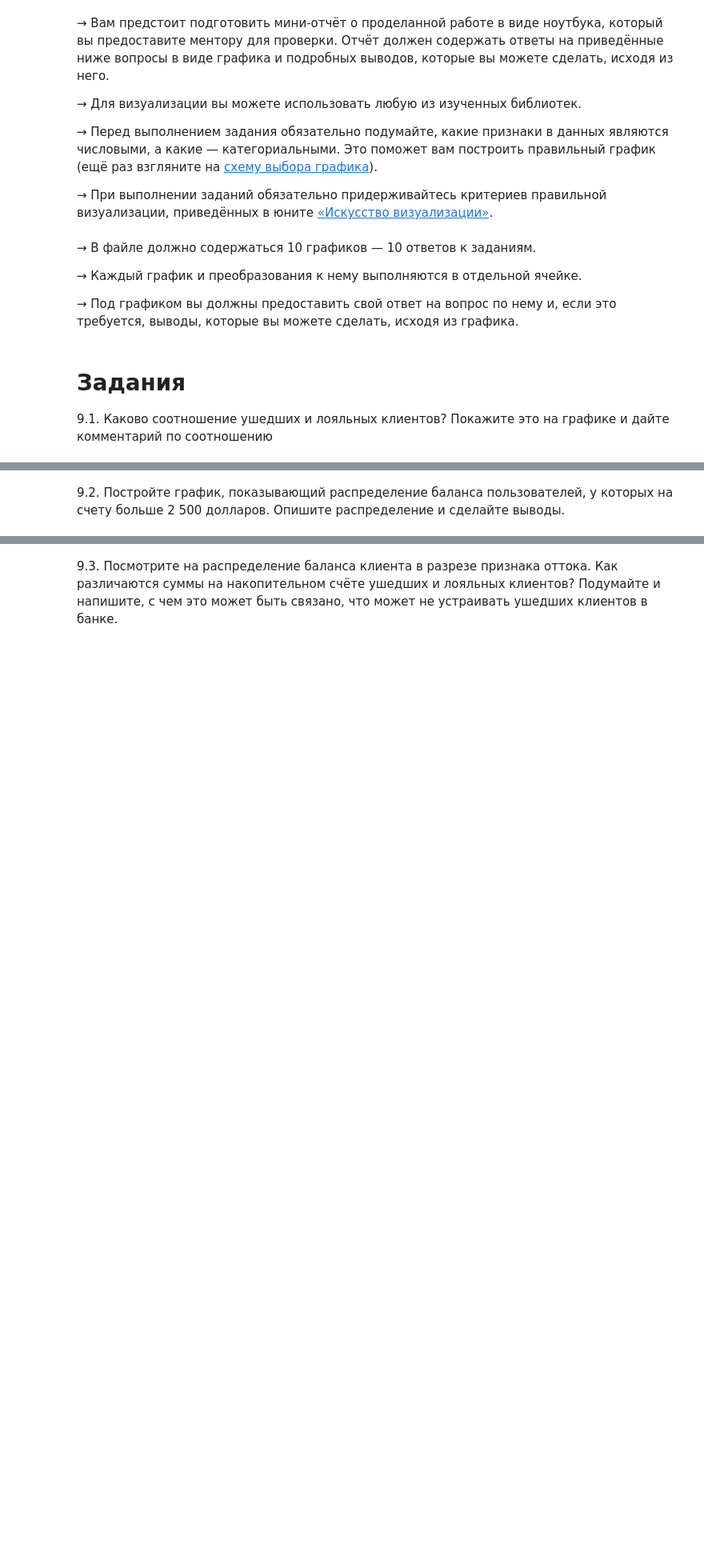
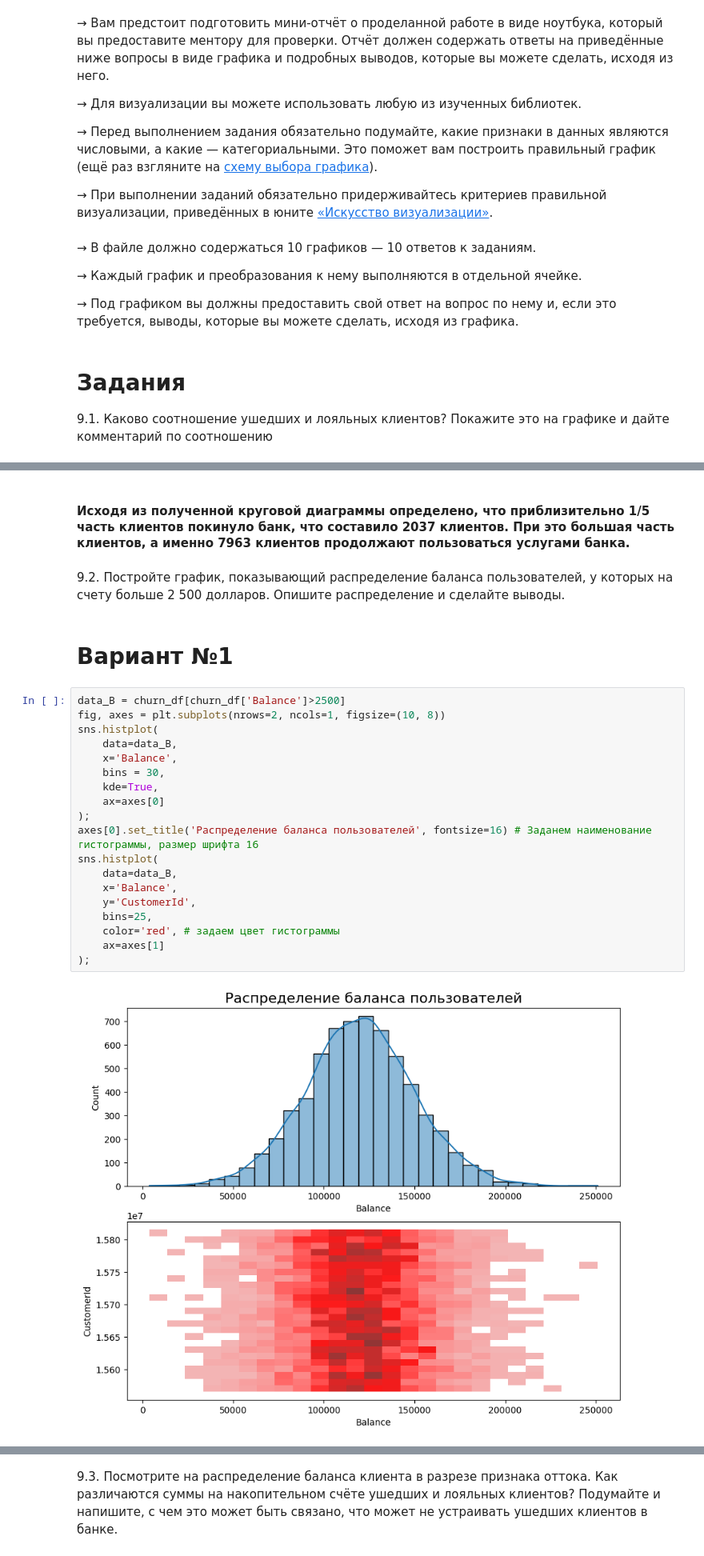
Before and after one commit to xndrf/IDE, a Jupyter notebook: lesson/PY_13. Визуализация данных/final_questions.ipynb, the cells around one changed output, grey strips where cells are left out. Shown at 80% size. Cells and saved outputs as stored; diff of their text form; blank space fills up the shorter version.

```diff
--- a/lesson/PY_13. Визуализация данных/final_questions.ipynb
+++ b/lesson/PY_13. Визуализация данных/final_questions.ipynb
@@ -91,2 +121,27 @@ Name: Exited, dtype: int64
+# %% [markdown]
+#### Исходя из полученной круговой диаграммы определено, что приблизительно 1/5 часть клиентов покинуло банк, что составило **2037** клиентов. При это большая часть клиентов, а именно **7963** клиентов продолжают пользоваться услугами банка.
 # %% [markdown]
 9.2. Постройте график, показывающий распределение баланса пользователей, у которых на счету больше 2 500 долларов. Опишите распределение и сделайте выводы.
+# %% [markdown]
+# Вариант №1
+# %%
+data_B = churn_df[churn_df['Balance']>2500]
+fig, axes = plt.subplots(nrows=2, ncols=1, figsize=(10, 8))
+sns.histplot(
+    data=data_B,
+    x='Balance',
+    bins = 30,
+    kde=True,
+    ax=axes[0]
+);
+axes[0].set_title('Распределение баланса пользователей', fontsize=16) # Заданем наименование гистограммы, размер шрифта 16
+sns.histplot(
+    data=data_B,
+    x='Balance',
+    y='CustomerId',
+    bins=25,
+    color='red', # задаем цвет гистограммы
+    ax=axes[1]
+);
+# %% [output]
+[figure, added]
```
Also changed, not shown: parts of 13 cells of this notebook, 1 other file.
